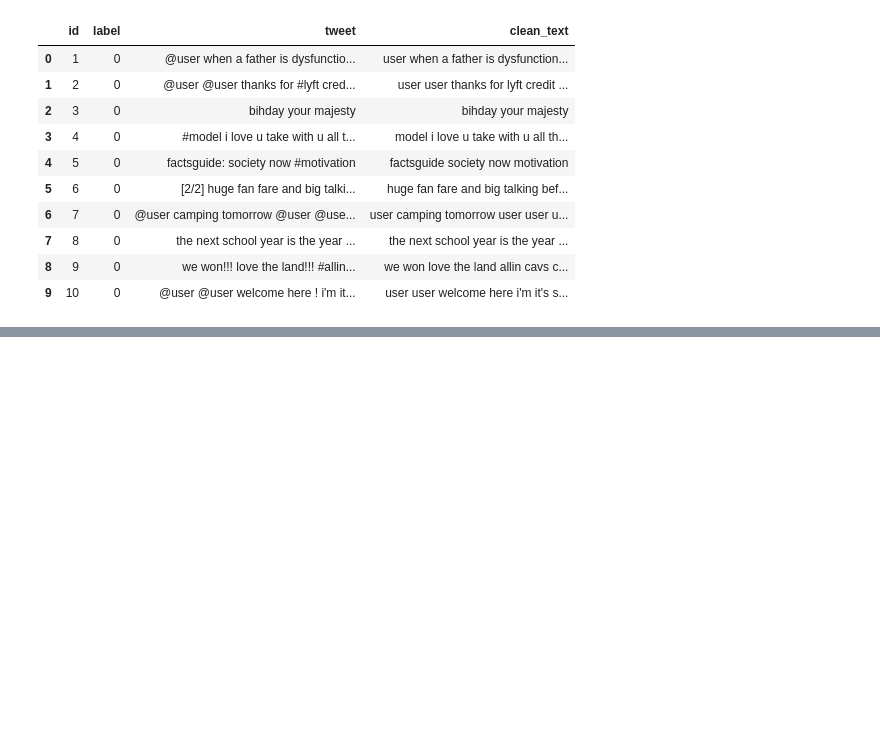
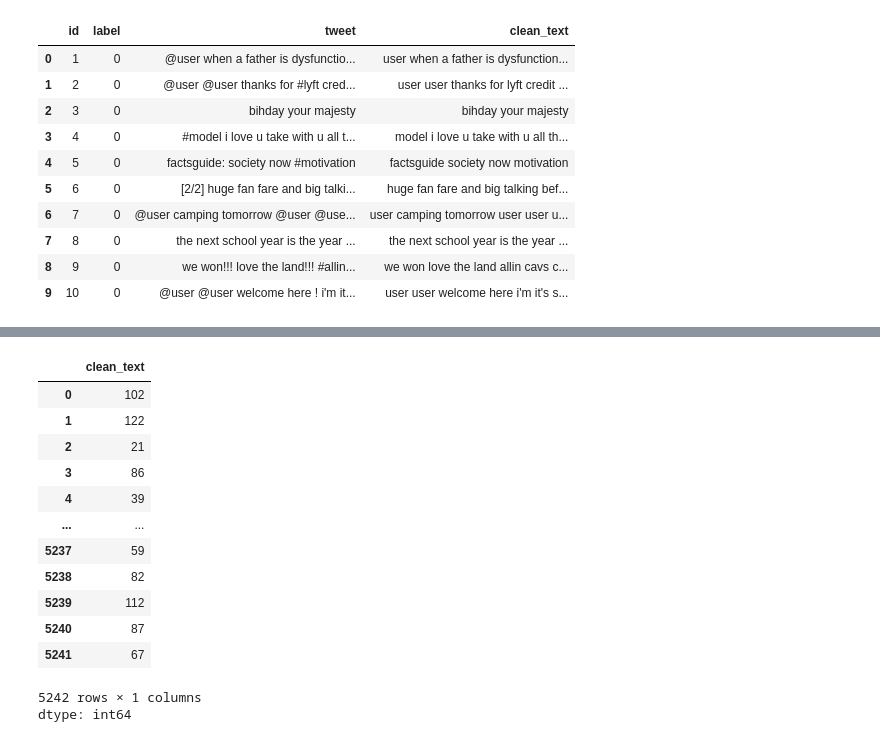
Before and after one commit to bandisushmitha/ai, a Jupyter notebook: test.ipynb, the cells around one changed output, grey strips where cells are left out. Saved outputs shown, nothing was run; the diff lists cells and outputs as text; code cells hidden in the pictures; blank space fills up the shorter version.

```diff
--- a/test.ipynb
+++ b/test.ipynb
@@ -104,3 +104,30 @@ def is_question(words):
             return 1
         else:
             return 0
+# %%
+word_freq = gen_freq(dataset.clean_text.str)
+rare_100 = word_freq[-100:]
+dataset['word_count'] = dataset.clean_text.str.split().apply(lambda x: len(x))
+dataset['any_neg']=dataset.clean_text.str.split().apply(lambda x: any_neg(x))
+word_freq = gen_freq(dataset.clean_text.str)
+rare_100 = word_freq[-100:]
+dataset['word_count'] = dataset.clean_text.str.split().apply(lambda x: len(x))
+dataset['any_neg']=dataset.clean_text.str.split().apply(lambda x: any_neg(x))
+dataset['is_question']=dataset.clean_text.str.split().apply(lambda x: is_question(x))
+dataset['any_rare']=dataset.clean_text.str.split().apply(lambda x: any_rare(x,rare_100))
+dataset.clean_text.apply(lambda x: len(x))
+# %% [output]
+|  | clean_text |
+| 0 | 102 |
+| 1 | 122 |
+| 2 | 21 |
+| 3 | 86 |
+| 4 | 39 |
+| ... | ... |
+| 5237 | 59 |
+| 5238 | 82 |
+| 5239 | 112 |
+| 5240 | 87 |
+| 5241 | 67 |
+5242 rows × 1 columns
+dtype: int64
```
Also changed, not shown: parts of 12 cells of this notebook.
